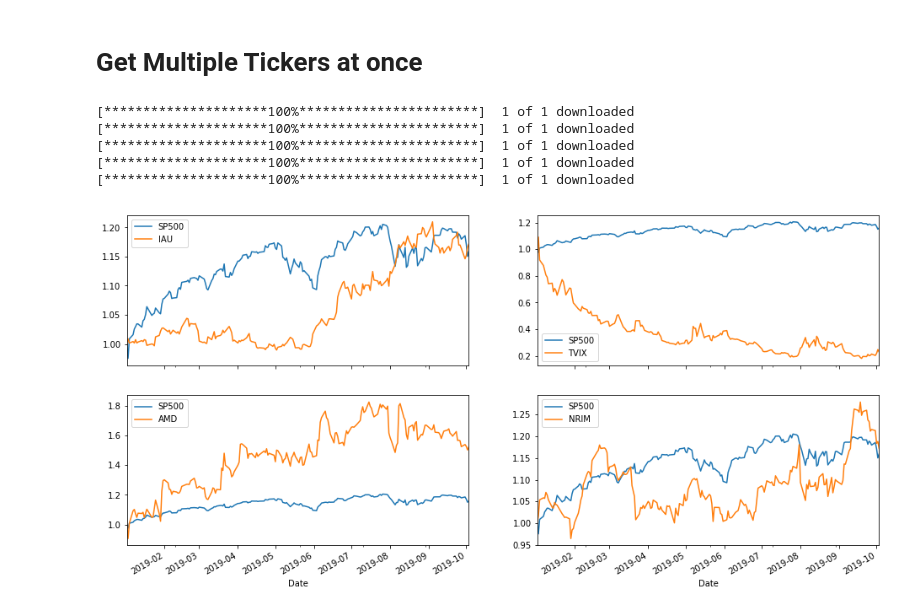
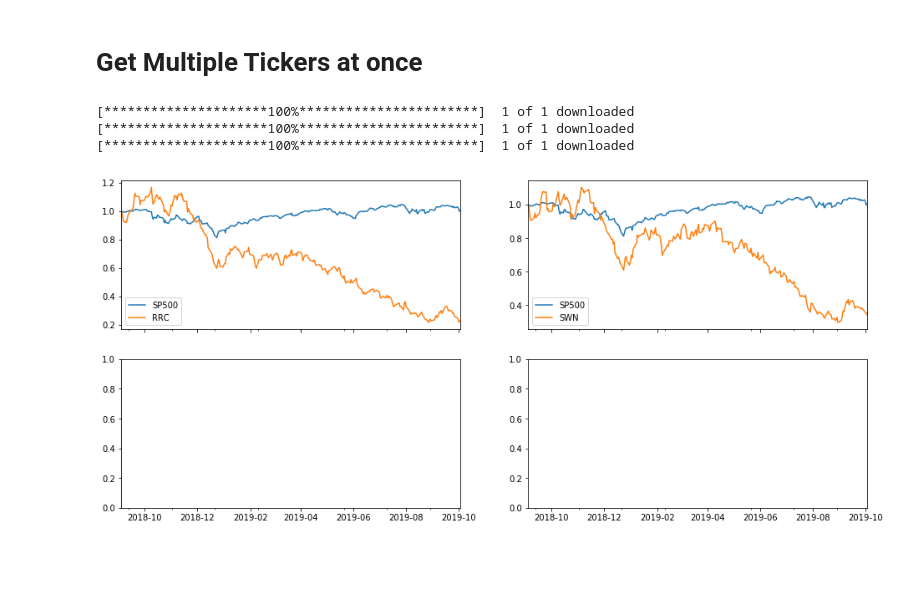
Before and after one commit to derrickfwang/Stock_Related_Scripts, a Jupyter notebook: Stock Analysis_Yahoo_Tushare_AlphaVantage_AllTemplates.ipynb, the cells around one changed output. Cells and saved outputs as stored; diff of their text form; code cells hidden in the pictures; blank space fills up the shorter version.

```diff
--- a/Stock Analysis_Yahoo_Tushare_AlphaVantage_AllTemplates.ipynb
+++ b/Stock Analysis_Yahoo_Tushare_AlphaVantage_AllTemplates.ipynb
@@ -453,19 +453,22 @@ def plotTickers(TickerList, Rst, StartDate1):
     Rst1 = Rst[Rst.index > StartDate1]
     Rst1 = Rst1.divide(Rst1.iloc[0])
 
-    NumberOfTickers = len(TickerList) - 1
+    NumberOfTickers = len([t for t in TickerList if t != '^GSPC'])
     rows =math.ceil(NumberOfTickers / 2)
+
+    if rows == 1:
+        rows += 1
 
     fig, axs = plt.subplots(rows, 2, figsize=(16, rows * 4), sharex=True, sharey=False)
 
     for i in range(NumberOfTickers):
         Ticker = TickerList[i]
-        column = int(np.floor(i/rows))
-        row = i - column * rows
+        row  = int(np.floor(i/2))
+        column = i - (row * rows)*2
         Rst1[['SP500', Ticker]].plot(ax = axs[row, column])
 # %%
 # Get Data
-TickerList = ['IAU','AMD','TVIX','NRIM']
+TickerList = ['RRC','SWN']
 
 startDate = '2017-01-01'
 endDate = str(date.today())
@@ -475,12 +478,10 @@ Rst = getAllTickers(TickerList, startDate, endDate)
 [*********************100%***********************]  1 of 1 downloaded
 [*********************100%***********************]  1 of 1 downloaded
 [*********************100%***********************]  1 of 1 downloaded
-[*********************100%***********************]  1 of 1 downloaded
-[*********************100%***********************]  1 of 1 downloaded
 # %%
 # Ploting
-StartDate1 = '2019-01-01'
+StartDate1 = '2018-09-01'
 
 plotTickers(TickerList, Rst, StartDate1)
 # %% [output]
-[figure, old version]
+[figure, new version]
```
Also changed, not shown: parts of 1 cell of this notebook.
